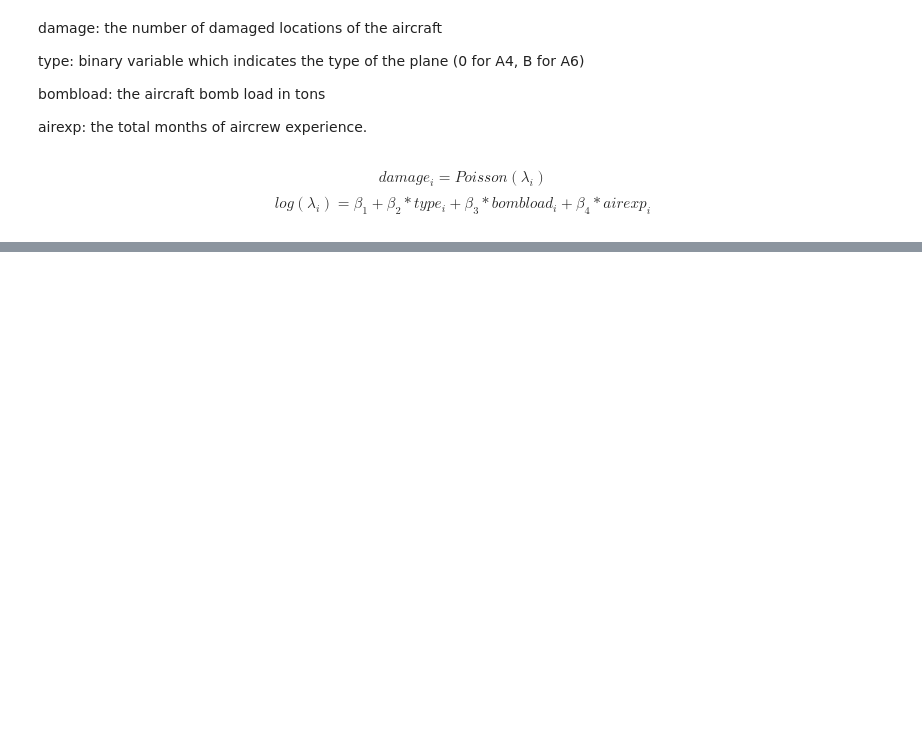
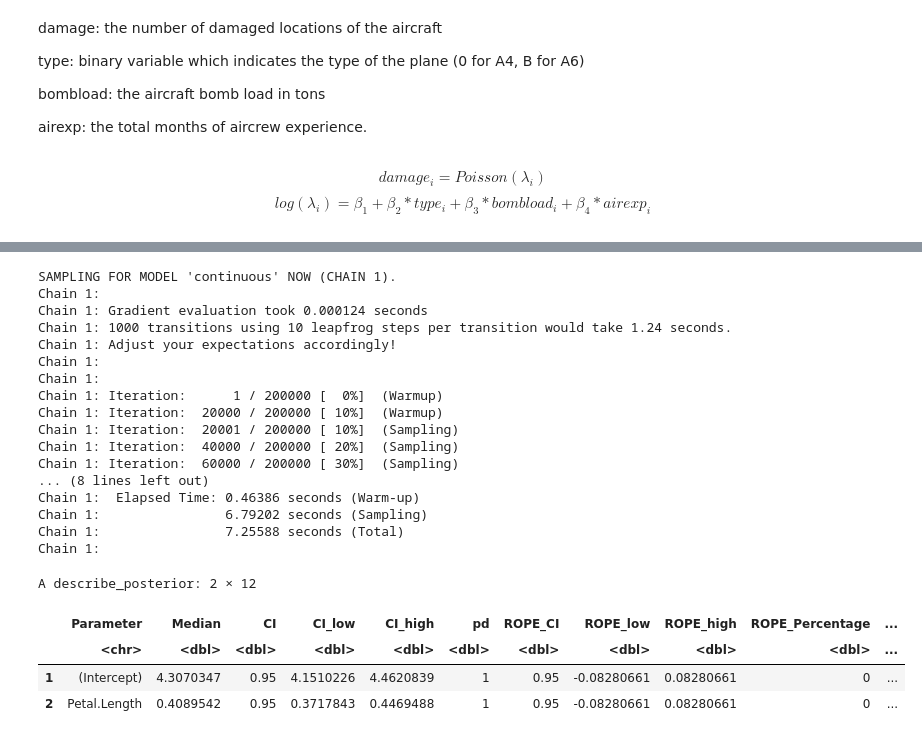
Before and after one commit to touchmebb/Projects, a Jupyter notebook: Bayesian/Rstan.ipynb, the cells around one changed output, grey strips where cells are left out. Cells and saved outputs as stored; diff of their text form; code cells hidden in the pictures; blank space fills up the shorter version.

```diff
--- a/Bayesian/Rstan.ipynb
+++ b/Bayesian/Rstan.ipynb
@@ -125,0 +142,30 @@ ggplot(posteriors) +
+# %%
+bayes_model <- stan_glm(Sepal.Length ~ Petal.Length, data = iris,
+        chains = 1,
+        iter = 200000,
+        warmup = 20000)
+posteriors <- describe_posterior(bayes_model)
+posteriors
+# %% [output]
+SAMPLING FOR MODEL 'continuous' NOW (CHAIN 1).
+Chain 1:
+Chain 1: Gradient evaluation took 0.000124 seconds
+Chain 1: 1000 transitions using 10 leapfrog steps per transition would take 1.24 seconds.
+Chain 1: Adjust your expectations accordingly!
+Chain 1:
+Chain 1:
+Chain 1: Iteration:      1 / 200000 [  0%]  (Warmup)
+Chain 1: Iteration:  20000 / 200000 [ 10%]  (Warmup)
+Chain 1: Iteration:  20001 / 200000 [ 10%]  (Sampling)
+Chain 1: Iteration:  40000 / 200000 [ 20%]  (Sampling)
+Chain 1: Iteration:  60000 / 200000 [ 30%]  (Sampling)
+... (8 lines left out)
+Chain 1:  Elapsed Time: 0.46386 seconds (Warm-up)
+Chain 1:                6.79202 seconds (Sampling)
+Chain 1:                7.25588 seconds (Total)
+Chain 1:
+A describe_posterior: 2 × 12
+|  | Parameter | Median | CI | CI_low | CI_high | pd | ROPE_CI | ROPE_low | ROPE_high | ROPE_Percentage | ... |
+|  | <chr> | <dbl> | <dbl> | <dbl> | <dbl> | <dbl> | <dbl> | <dbl> | <dbl> | <dbl> | ... |
+| 1 | (Intercept) | 4.3070347 | 0.95 | 4.1510226 | 4.4620839 | 1 | 0.95 | -0.08280661 | 0.08280661 | 0 | ... |
+| 2 | Petal.Length | 0.4089542 | 0.95 | 0.3717843 | 0.4469488 | 1 | 0.95 | -0.08280661 | 0.08280661 | 0 | ... |
```
Also changed, not shown: parts of 8 cells of this notebook, 3 other files.
